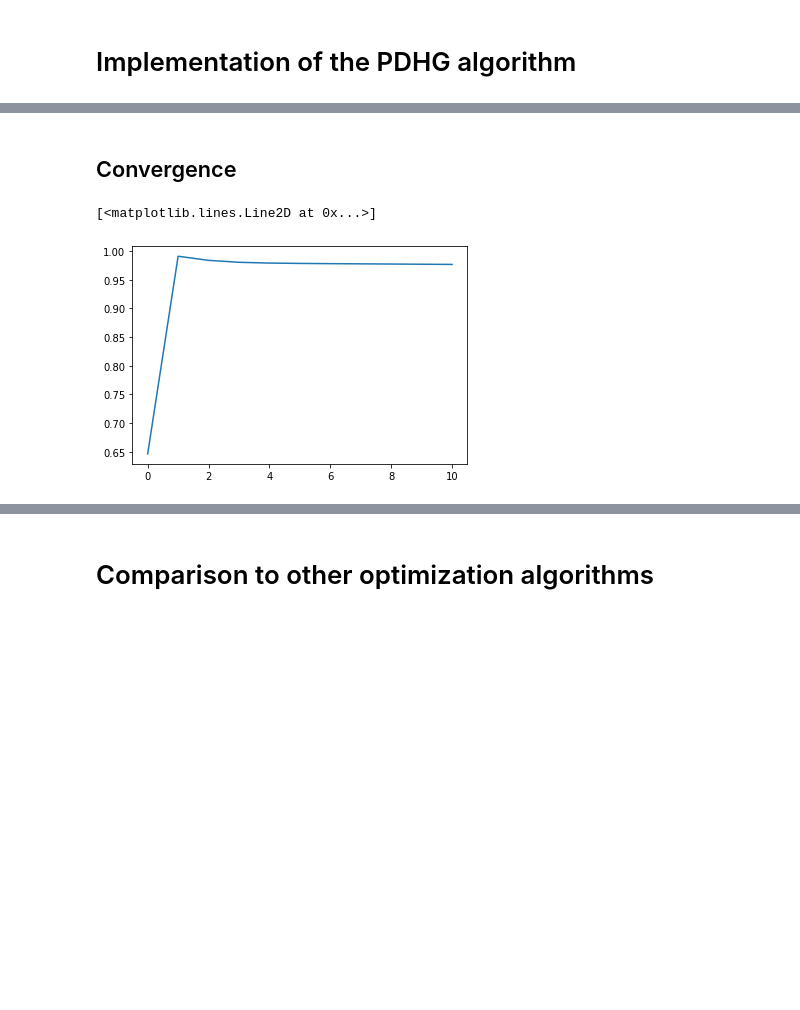
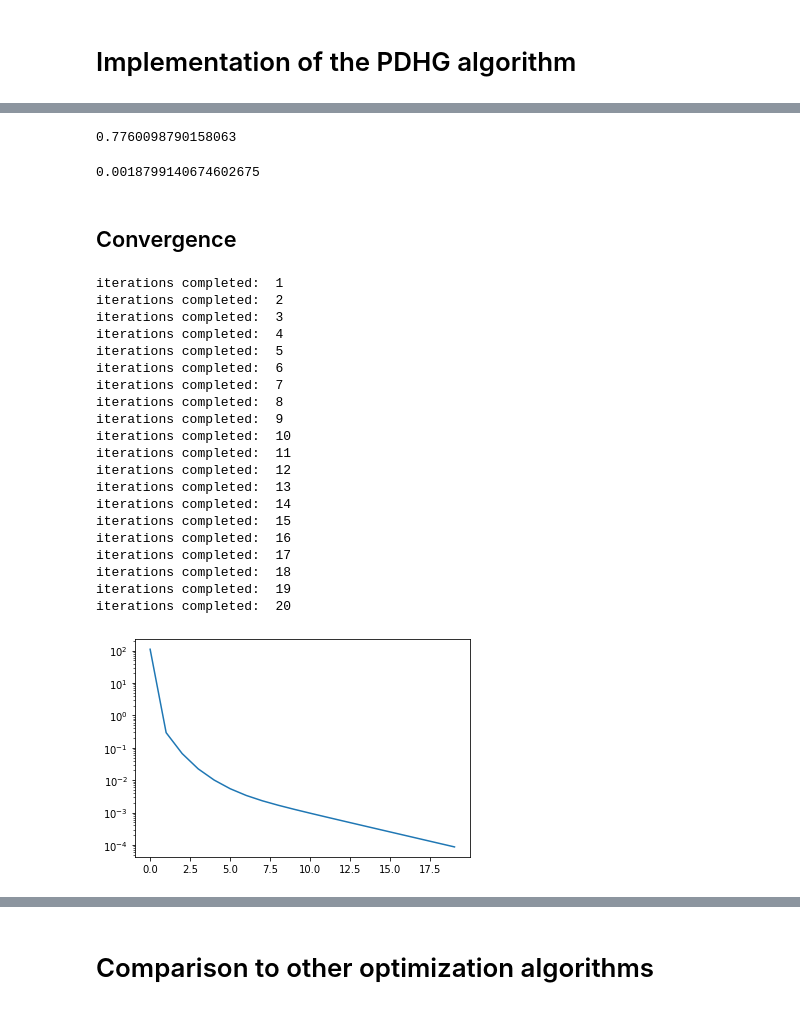
Before and after one commit to Biagig/Learning-Sampling-Pattern, a Jupyter notebook: PDHG-V2-NC.ipynb, the cells around one changed output, grey strips where cells are left out. Drawn from its saved outputs; the diff is of its cells as text; code cells hidden in the pictures; blank space fills up the shorter version.

```diff
--- a/PDHG-V2-NC.ipynb
+++ b/PDHG-V2-NC.ipynb
@@ -187,8 +269,12 @@ Ratio (should always be smaller than 1 if v minimises the function as it is supp
 # %%
 #prox_tauF1
+def prox_F1_paper(u,c):
+    im=(fourier_op.op(u)+c*p*p*y)/(np.ones(y.shape)+c*p*p)
+    return gridded_inverse_fourier_transform_nd(kspace_loc,im,tuple(grid2D),'linear')
+
 def prox_F1(u,c):
-    im = (fourier_op.op(u)+c*p*p*y)/(np.ones(y.shape)+c*p*p)
-    return gridded_inverse_fourier_transform_nd(kspace_loc, im,
+    im = c*p*p*(fourier_op.op(u)-y)/(np.ones(y.shape)+c*p*p)
+    return u-gridded_inverse_fourier_transform_nd(kspace_loc, im,
                                                  tuple(grid2D), 'linear')
 def prox_F1_dual(u,c):
     return u-c*prox_F1(u/c,1/c)
@@ -208,15 +294,15 @@ Ratio (should always be smaller than 1 if v minimises the function as it is supp
 # Implementation of the PDHG algorithm
 # %%
 #constants
-L=1
+L=2
 eta = max(np.amax(p)**2,pn1*j(np.reshape(u0_mat,(n1*n2,1))))
 mu = 2*np.sqrt(epsilon/(1+L*L)/eta)
 tau = mu/2/epsilon
 sigma = mu*eta/2
 theta = 1/(1+mu)
 
-maxit = 10
-tol = 1e-3
+maxit = 20
+tol = 1e-4
 # %%
 def step(uk,vk,wk,uk_bar):
     vk1 = prox_F1_dual(vk+sigma*uk_bar,sigma)
@@ -247,7 +354,14 @@ Final ssim after  10  iterations: 0.9767154015039287
 # %%
 #Final image
-image_rec0 = pysap.Image(data=np.abs(uk))
-image_rec0.show()
+image_rec = pysap.Image(data=np.abs(uk))
+print(ssim(uk,u0_mat))
+image_rec.show()
+# %% [output]
+0.7760098790158063
+# %%
+f1(uk)
+# %% [output]
+0.0018799140674602675
 # %% [markdown]
 ## Convergence
 # %%
@@ -258,10 +372,39 @@ vk = np.copy(uk)
 wk = linear_op.op(u0_mat)
 uk_bar = np.copy(uk)
 ssims = [ssim(uk,u0)]
-for i in range(10):
-    uk,vk,wk,uk_bar,norm = step(uk,vk,wk,uk_bar)
+norms = []
+energies = []
+for i in range(20):
+    uk1,vk1,wk1,uk_bar,norm = step(uk,vk,wk,uk_bar)
+    norms.append(np.linalg.norm(uk1-uk)/np.linalg.norm(uk)+
+                 (np.linalg.norm(vk1-vk)+np.linalg.norm(wk1-wk))/(np.linalg.norm(vk)+np.linalg.norm(wk)))
+    uk,vk,wk = uk1,vk1,wk1
     ssims.append(ssim(uk,u0))
-plt.plot(t,ssims)
+    energies.append(energy(uk))
+    print("iterations completed: ",i+1)
 # %% [output]
-[<matplotlib.lines.Line2D at 0x...>]
+iterations completed:  1
+iterations completed:  2
+iterations completed:  3
+iterations completed:  4
+iterations completed:  5
+iterations completed:  6
+iterations completed:  7
+iterations completed:  8
+iterations completed:  9
+iterations completed:  10
+iterations completed:  11
+iterations completed:  12
+iterations completed:  13
+iterations completed:  14
+iterations completed:  15
+iterations completed:  16
+iterations completed:  17
+iterations completed:  18
+iterations completed:  19
+iterations completed:  20
-[figure, removed]
+# %%
+plt.plot(norms)
+plt.yscale("log")
+# %% [output]
+[figure, added]
```
Also changed, not shown: parts of 40 cells of this notebook.
